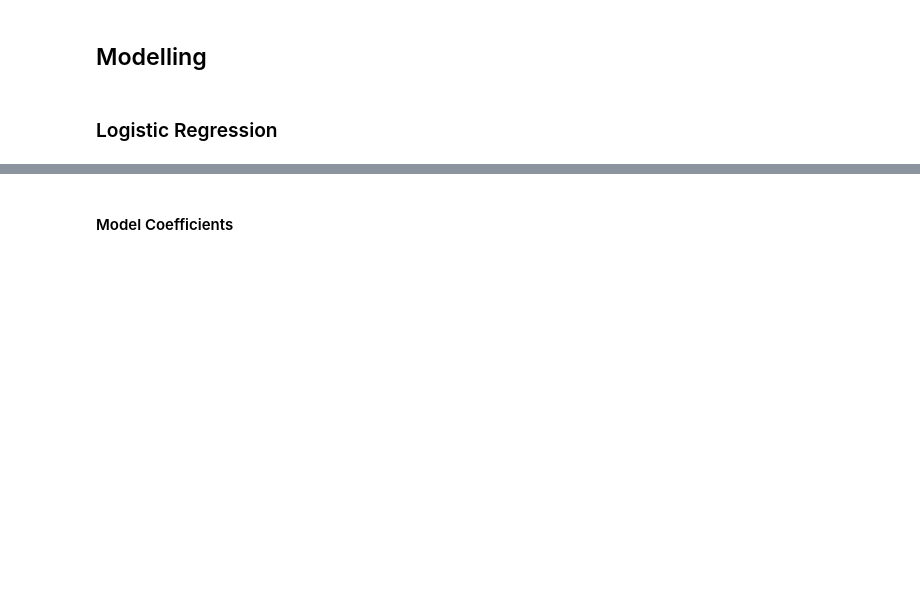
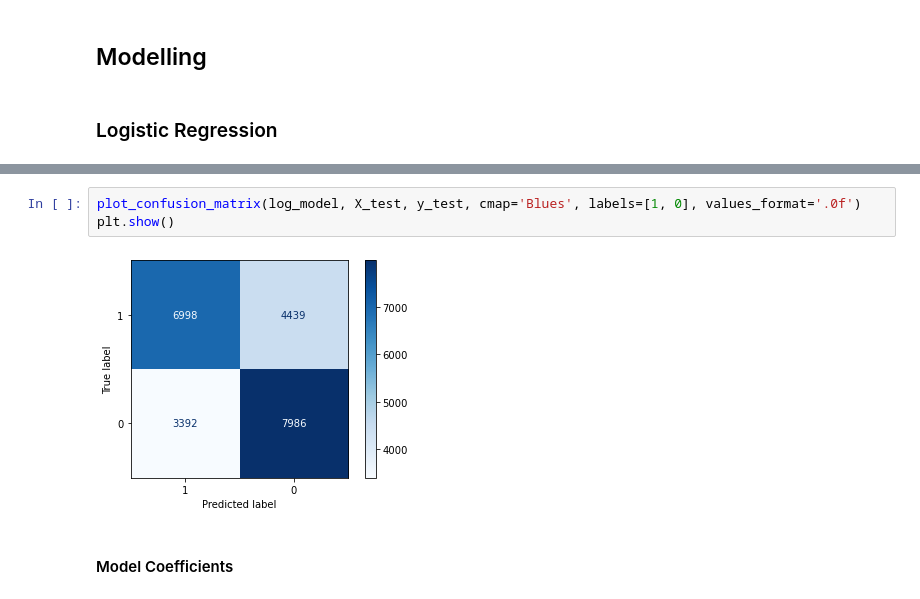
Before and after one commit to Arik-LT/Medium_Article_Analysis_and_Sucess_Predictor, a Jupyter notebook: Modelling Global.ipynb, the cells around one changed output, grey strips where cells are left out. Drawn from its saved outputs; the diff is of its cells as text; blank space fills up the shorter version.

```diff
--- a/Modelling Global.ipynb
+++ b/Modelling Global.ipynb
@@ -278,3 +268,8 @@ Standard Deviation of Cross Validation Score: 0.0014475867542521836
+# %%
+plot_confusion_matrix(log_model, X_test, y_test, cmap='Blues', labels=[1, 0], values_format='.0f')
+plt.show()
+# %% [output]
+[figure, added]
 # %% [markdown]
 #### Model Coefficients
 # %% [markdown]
```
Also changed, not shown: parts of 79 cells of this notebook, 2 other files.
